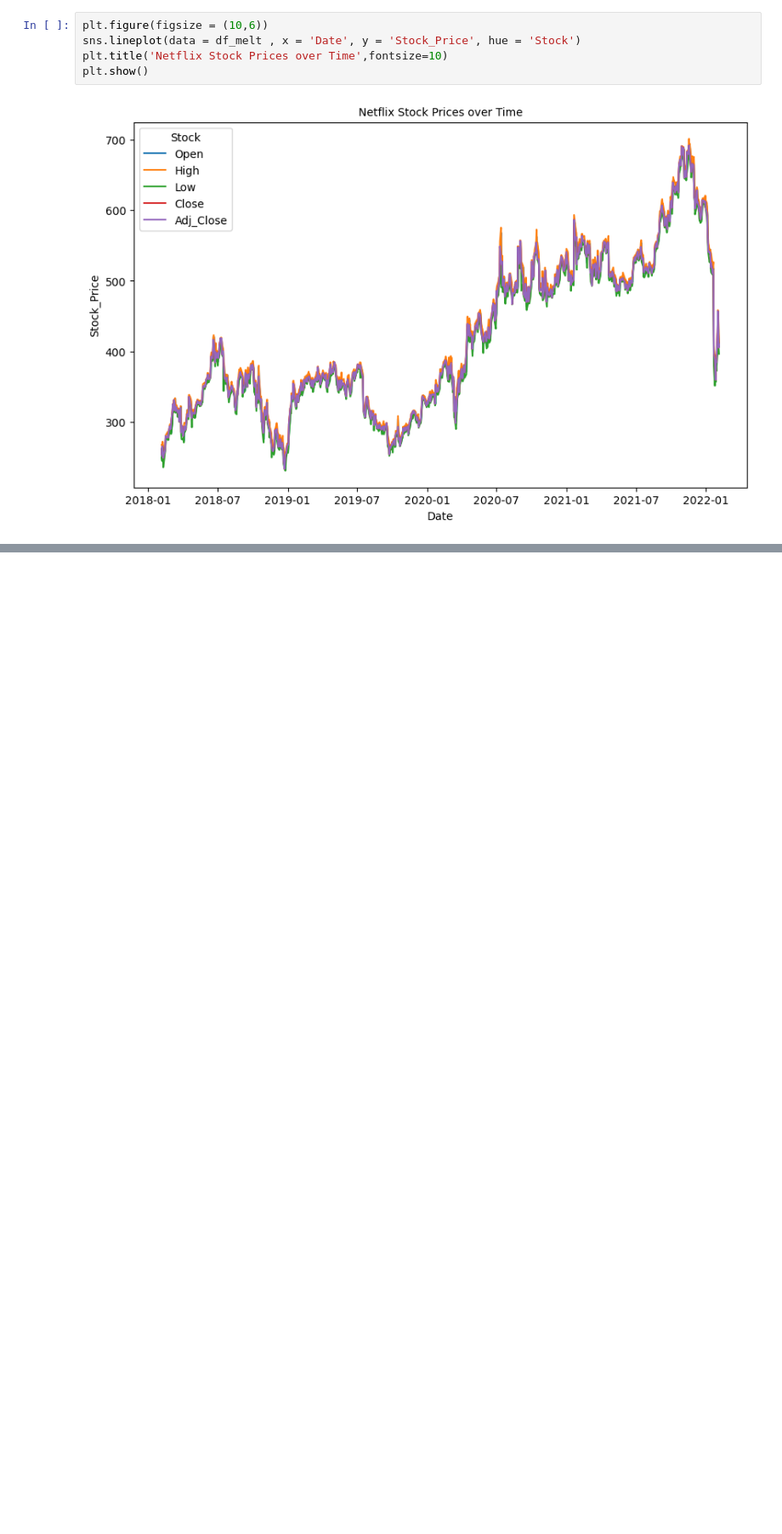
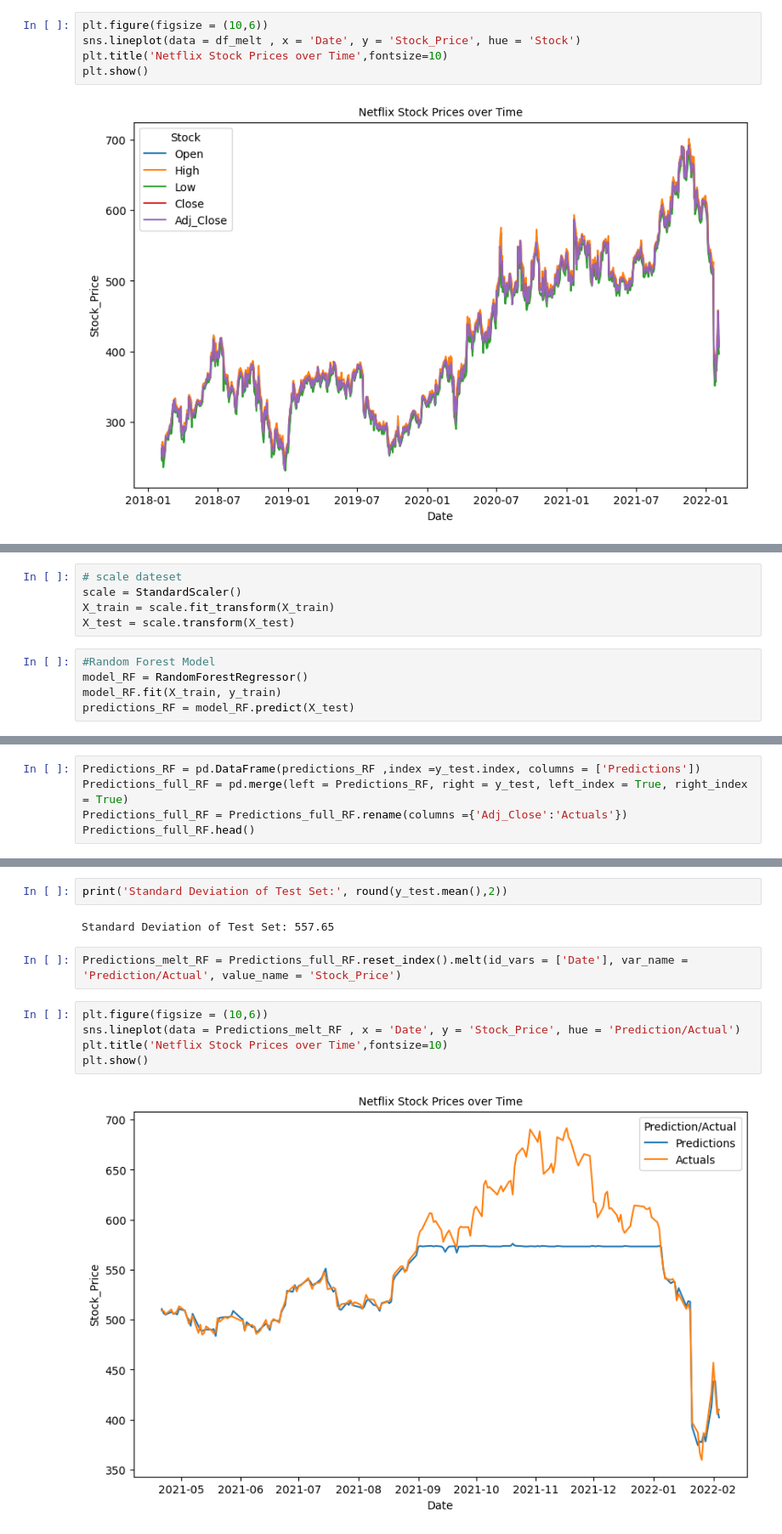
Before and after one commit to ChloeADevine/Netflix-Stock-Prediction, a Jupyter notebook: Netflix Stock Prediction.ipynb, the cells around one changed output, grey strips where cells are left out. Shown at 85% size. Drawn from its saved outputs; the diff is of its cells as text; blank space fills up the shorter version.

```diff
--- a/Netflix Stock Prediction.ipynb
+++ b/Netflix Stock Prediction.ipynb
@@ -70,0 +86,10 @@ plt.plot(ts)
+# %%
+# scale dateset
+scale = StandardScaler()
+X_train = scale.fit_transform(X_train)
+X_test = scale.transform(X_test)
+# %%
+#Random Forest Model
+model_RF = RandomForestRegressor()
+model_RF.fit(X_train, y_train)
+predictions_RF = model_RF.predict(X_test)
@@ -70,0 +114,5 @@ plt.plot(ts)
+# %%
+Predictions_RF = pd.DataFrame(predictions_RF ,index =y_test.index, columns = ['Predictions'])
+Predictions_full_RF = pd.merge(left = Predictions_RF, right = y_test, left_index = True, right_index = True)
+Predictions_full_RF = Predictions_full_RF.rename(columns ={'Adj_Close':'Actuals'})
+Predictions_full_RF.head()
@@ -70,0 +127,13 @@ plt.plot(ts)
+# %%
+print('Standard Deviation of Test Set:', round(y_test.mean(),2))
+# %% [output]
+Standard Deviation of Test Set: 557.65
+# %%
+Predictions_melt_RF = Predictions_full_RF.reset_index().melt(id_vars = ['Date'], var_name = 'Prediction/Actual', value_name = 'Stock_Price')
+# %%
+plt.figure(figsize = (10,6))
+sns.lineplot(data = Predictions_melt_RF , x = 'Date', y = 'Stock_Price', hue = 'Prediction/Actual')
+plt.title('Netflix Stock Prices over Time',fontsize=10)
+plt.show()
+# %% [output]
+[figure, added]
```
Also changed, not shown: parts of 27 cells of this notebook.
